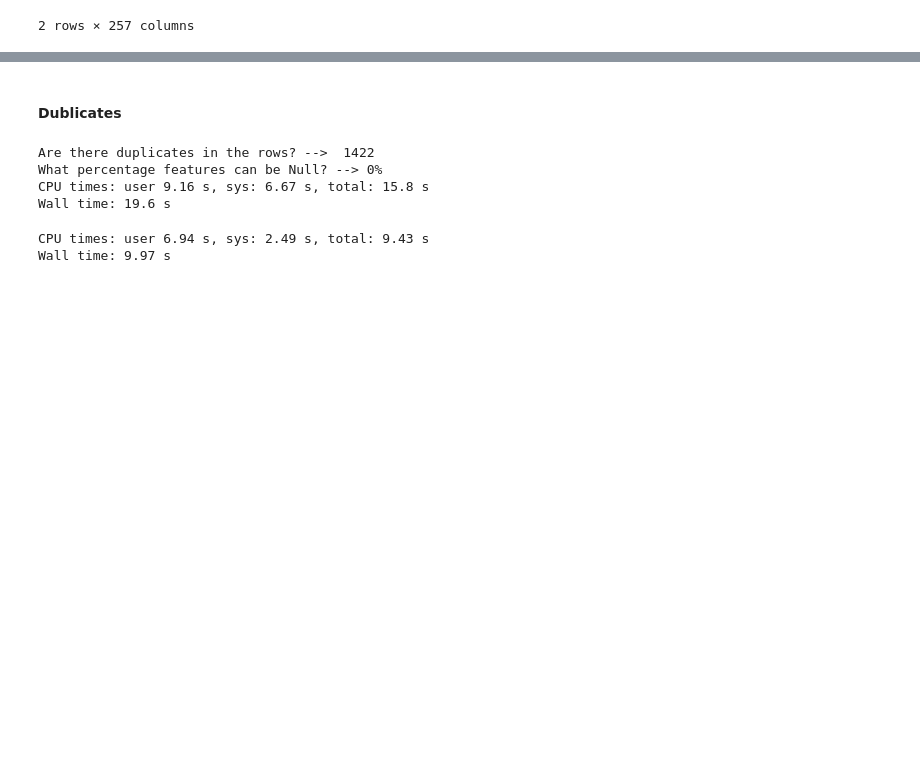
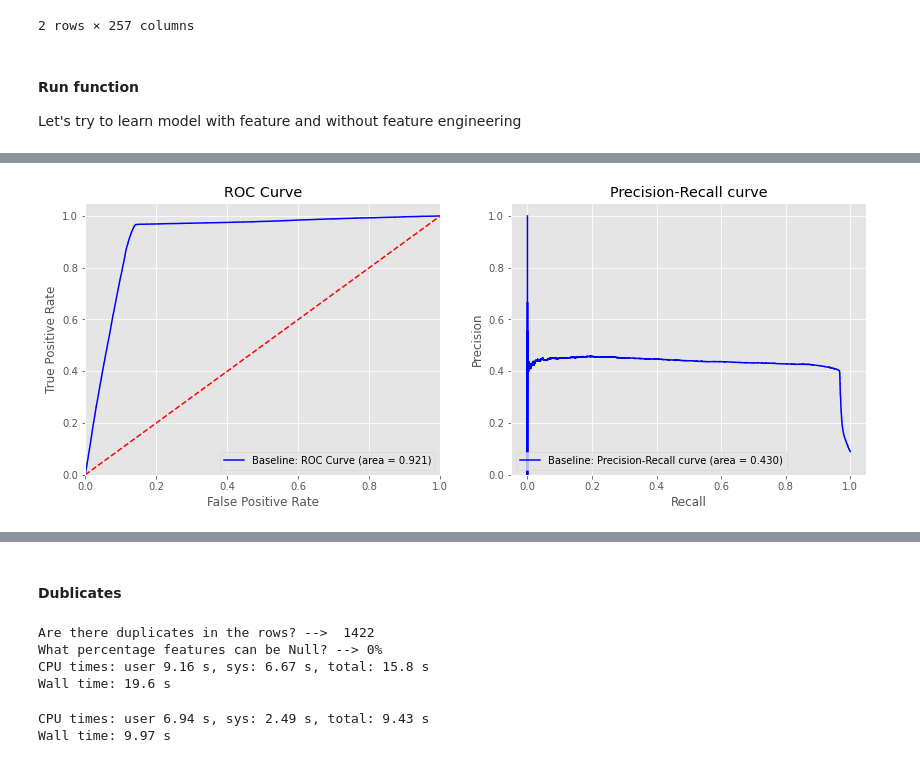
Before and after one commit to hildar/RecSys-Megafon, a Jupyter notebook: Train.ipynb, the cells around one changed output, grey strips where cells are left out. Drawn from its saved outputs; the diff is of its cells as text; code cells hidden in the pictures; blank space fills up the shorter version.

Commit message:
Run function

```diff
--- a/Train.ipynb
+++ b/Train.ipynb
@@ -317,6 +331,9 @@ Looking for the best threshold
 # %%
 def find_best_threshold(y_true, y_pred, do_print=False, macro=False):
     precision, recall, thresholds = precision_recall_curve(y_true, y_pred)
+    # avoid zeros
+    precision[precision == 0] = 1e-9
+    recall[recall == 0] = 1e-9
 
     if macro:
         # average = 'macro'. This work slowly ~ 1.5 min.
@@ -491,3 +500,25 @@ Wall time: 5.34 s
 | 0 | 2905850 | 5.0 | 1546808400 | 1536526800 | 326.930029 | 227.410888 | 312.989214 | 200.223202 | 307.571754 | 179.11821 | ... |
 | 1 | 31619 | 2.0 | 1546808400 | 1536526800 | -96.799971 | 100.290888 | -62.040786 | 250.953202 | -67.458246 | 229.84821 | ... |
 2 rows × 257 columns
+# %% [markdown]
+#### Run function
+
+Let's try to learn model with feature and without feature engineering
+# %%
+def run_learn(train, model, slpit_date=SPLIT_DATE):
+    # split
+    X_train, y_train, X_val, y_val = train_valid_split(train, slpit_date)
+
+    # models
+    # lgb = lightgbm.LGBMClassifier(objective='binary', random_state=1)
+    model.fit(X_train, y_train)
+    train_preds = model.predict_proba(X_val)
+
+    # metrics
+    best_threshold = find_best_threshold(y_val, train_preds[:, 1], do_print=True)
+    f1 = f1_score(y_val, train_preds[:, 1] >= best_threshold, average='macro')
+    print(f'F1-Score (average="macro") = {f1}')
+
+    plot_roc_pr_curve(y_val, train_preds[:, 1], "Baseline", color='b')
+
+    return model
@@ -493,0 +527,4 @@ Wall time: 5.34 s
+# %%
+%%time
+lgb = run_learn(train, lgb, slpit_date=SPLIT_DATE)
+# %% [output]
@@ -493,0 +535 @@ Wall time: 5.34 s
+[figure, added]
```
Also changed, not shown: parts of 30 cells of this notebook.
